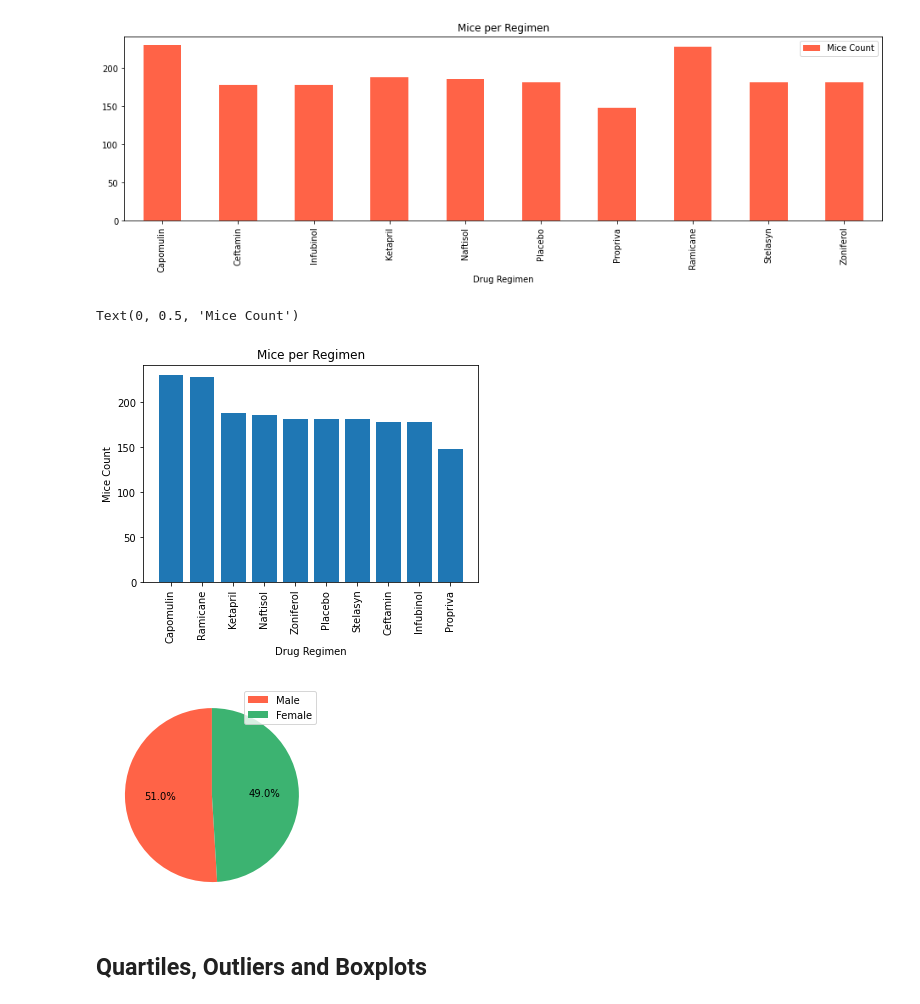
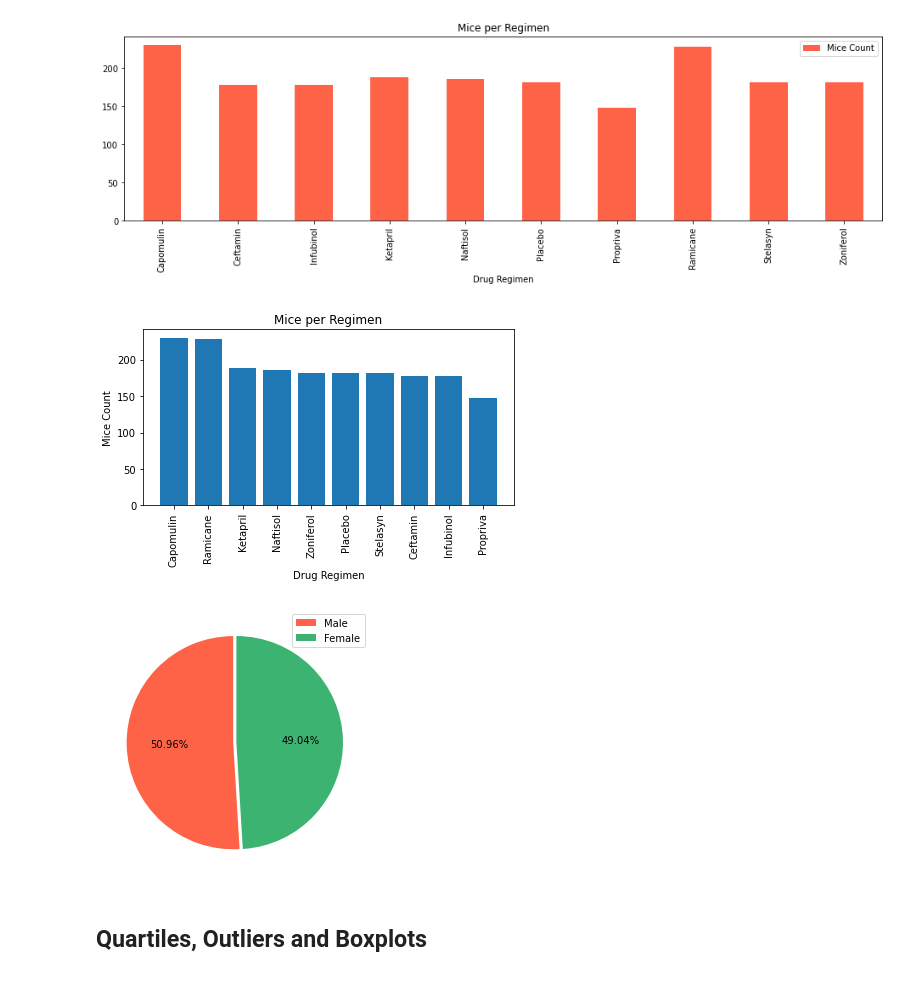
Before and after one commit to uldom/Matplotlib_Challenge, a Jupyter notebook: Pymaceuticals/pymaceuticals_starter.ipynb, the cells around one changed output. Drawn from its saved outputs; the diff is of its cells as text; code cells hidden in the pictures.

Commit message:
Pyplot Pie chart

```diff
--- a/Pymaceuticals/pymaceuticals_starter.ipynb
+++ b/Pymaceuticals/pymaceuticals_starter.ipynb
@@ -231,15 +231,15 @@ plt.show()
 # %%
 # Generate a bar plot showing the total number of unique mice tested on each drug regimen using pyplot.
 
 x_values = clean_dataframe['Drug Regimen'].value_counts().index
 y_values= clean_dataframe['Drug Regimen'].value_counts().values
 
 plt.bar(x_values,y_values)
 plt.xticks(rotation = 90)
 plt.title("Mice per Regimen")
 plt.xlabel('Drug Regimen', fontsize = 10)
 plt.ylabel('Mice Count', fontsize = 10)
+plt.tight_layout()
 plt.show()
 # %% [output]
-Text(0, 0.5, 'Mice Count')
-[figure, old version]
+[figure, new version]
@@ -246,11 +248,11 @@ Text(0, 0.5, 'Mice Count')
 # %%
-# Generate a pie plot showing the distribution of female versus male mice using pandas
+# Generate a pie plot showing the distribution of female versus male mice using pyplot
 
 y = clean_dataframe['Sex'].value_counts()
-
-plt.pie(y, autopct= '%1.1f%%', startangle = 90, colors=["tomato",'mediumseagreen'])
+explode=(0.03,0)
+plt.pie(y, autopct= '%1.2f%%', explode = explode, startangle = 90, colors=["tomato",'mediumseagreen'])
 plt.legend(y.index)
-
+plt.tight_layout()
 plt.show()
 # %% [output]
-[figure, old version]
+[figure, new version]
```
Also changed, not shown: parts of 2 cells of this notebook.
